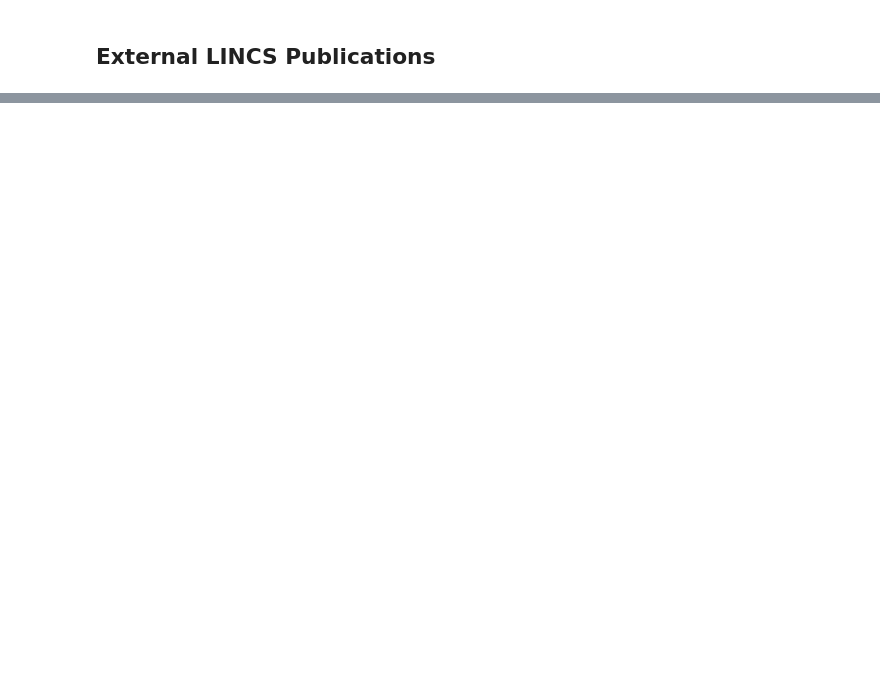
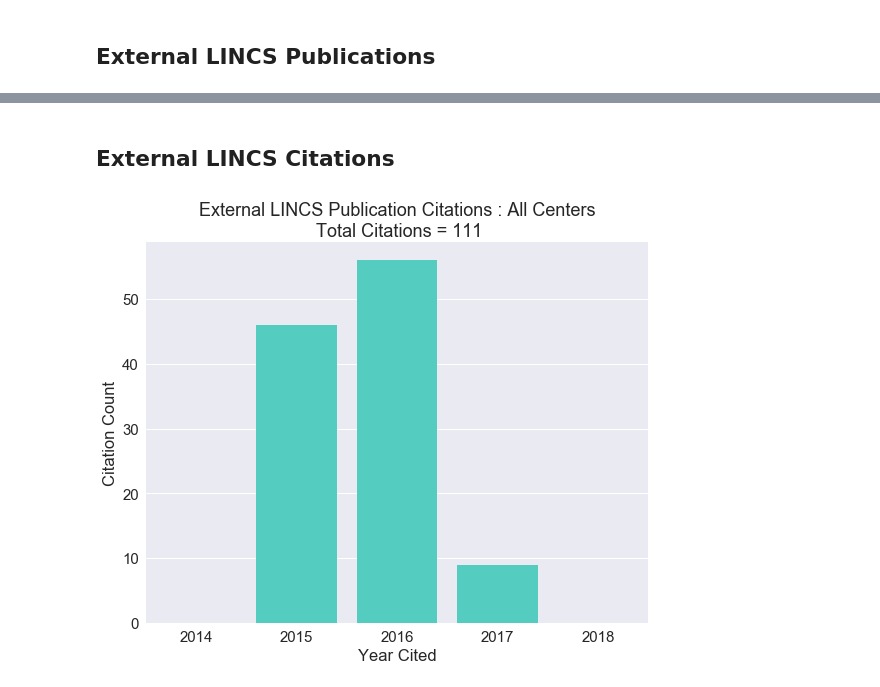
Before and after one commit to MaayanLab/LINCS-Publications-Report, a Jupyter notebook: LINCS_publications.ipynb, the cells around one changed output, grey strips where cells are left out. Saved outputs shown, nothing was run; the diff lists cells and outputs as text; code cells hidden in the pictures; blank space fills up the shorter version.

```diff
--- a/LINCS_publications.ipynb
+++ b/LINCS_publications.ipynb
@@ -340,0 +386,17 @@ plt.ylabel('Count');
+# %% [markdown]
+## External LINCS Citations
+# %%
+plt.figure(figsize=(9,7)) # Default 8,6 #, dpi=100
+external['n_citations'] = external['n_citations'].fillna(0)
+external['year_published'] = external.loc[:,'year_published'].astype(int)
+
+grouped = external.groupby('year_published')['n_citations'].sum().reset_index()
+
+sn.barplot(data=grouped, x='year_published', y='n_citations',  color='turquoise')
+plt.title('External LINCS Publication Citations : All Centers\n Total Citations = '+\
+          str( int(sum(external['n_citations'])) ))
+plt.xlabel('Year Cited')
+plt.ylabel('Citation Count');
+# plt.ylim(0,50);
+# %% [output]
+[figure, added]
```
Also changed, not shown: parts of 9 cells of this notebook, 5 other files.
